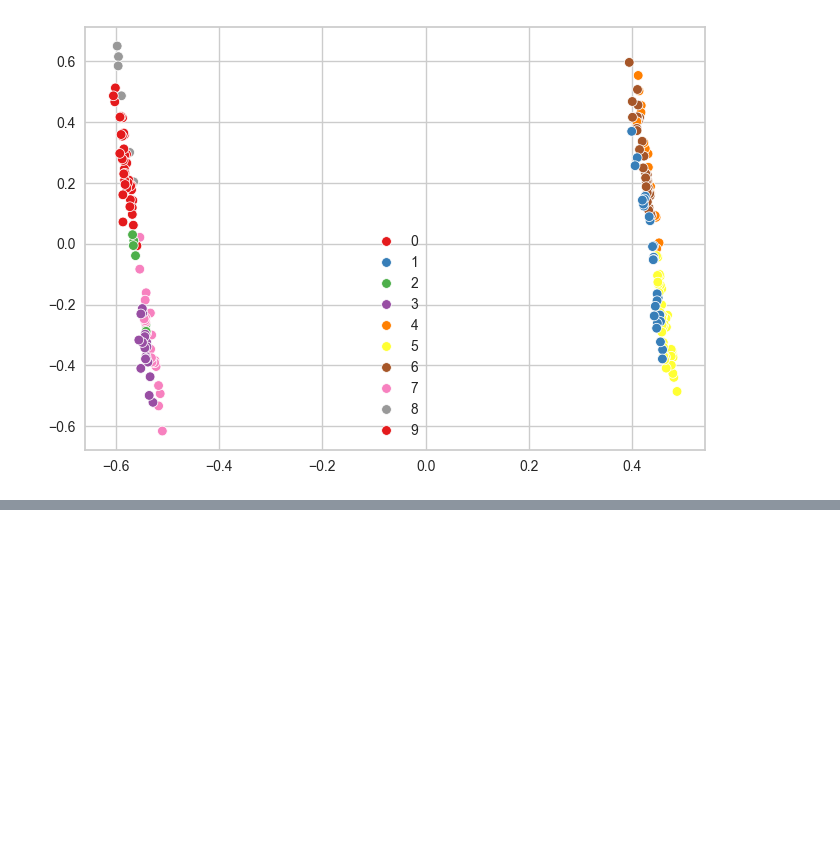
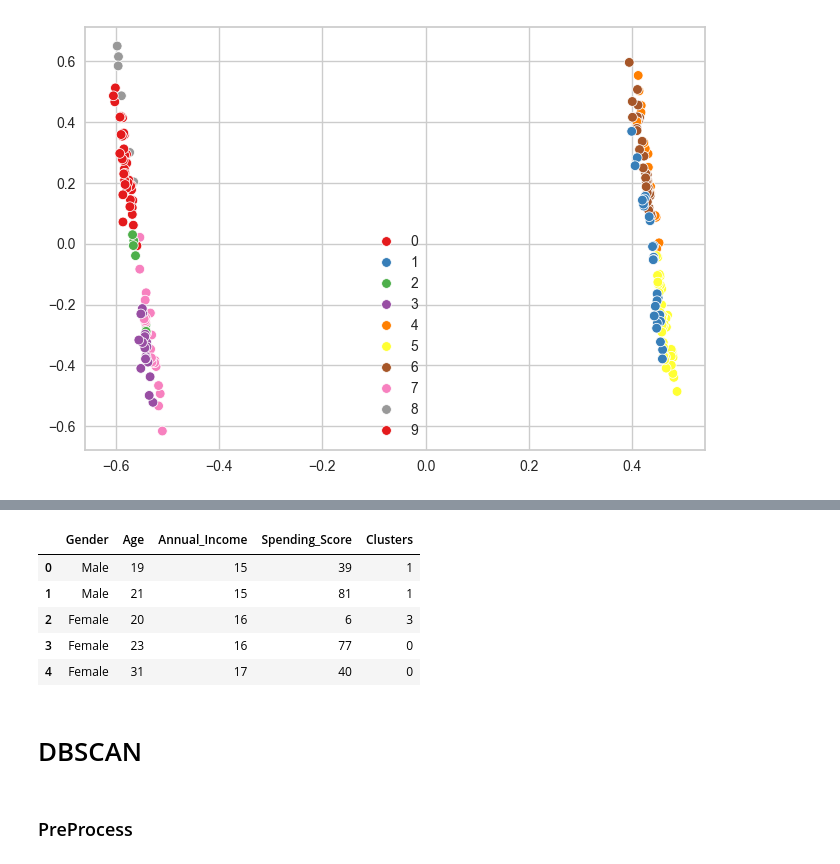
Before and after one commit to MohammadSAzar/MachineLearning-Maktankhooneh-Course-, a Jupyter notebook: S4/Project/S5-Proj-READY.ipynb, the cells around one changed output, grey strips where cells are left out. Cells and saved outputs as stored; diff of their text form; code cells hidden in the pictures; blank space fills up the shorter version.

```diff
--- a/S4/Project/S5-Proj-READY.ipynb
+++ b/S4/Project/S5-Proj-READY.ipynb
@@ -187,0 +255,5 @@ sns.scatterplot(x=pca_data[:, 0], y=pca_data[:, 1], hue=labels, palette="Set1")
+# %%
+agglom = AgglomerativeClustering(n_clusters = 5, linkage = 'complete')
+agglom.fit(dist_matrix)
+labels = agglom.labels_
+labels
@@ -187,0 +271,14 @@ sns.scatterplot(x=pca_data[:, 0], y=pca_data[:, 1], hue=labels, palette="Set1")
+# %%
+main_hr_df['Clusters'] = labels
+main_hr_df.head()
+# %% [output]
+|  | Gender | Age | Annual_Income | Spending_Score | Clusters |
+| 0 | Male | 19 | 15 | 39 | 1 |
+| 1 | Male | 21 | 15 | 81 | 1 |
+| 2 | Female | 20 | 16 | 6 | 3 |
+| 3 | Female | 23 | 16 | 77 | 0 |
+| 4 | Female | 31 | 17 | 40 | 0 |
+# %% [markdown]
+# DBSCAN
+# %% [markdown]
+### PreProcess
```
Also changed, not shown: parts of 19 cells of this notebook.
